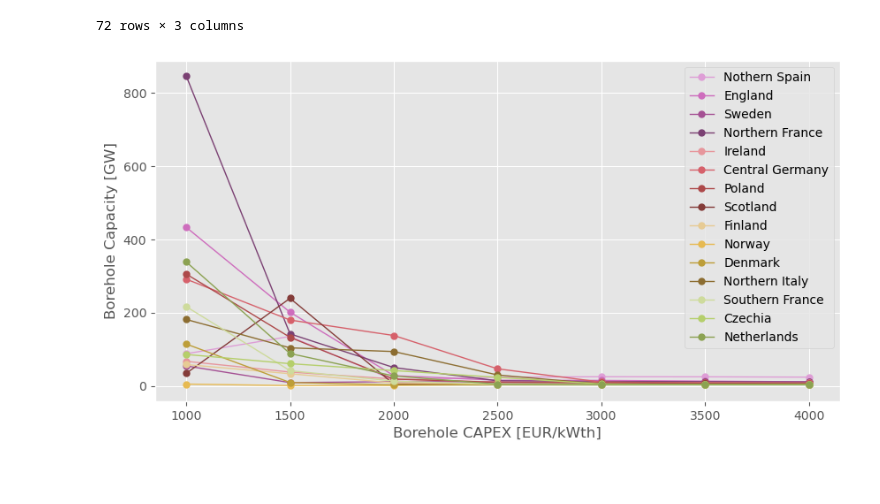
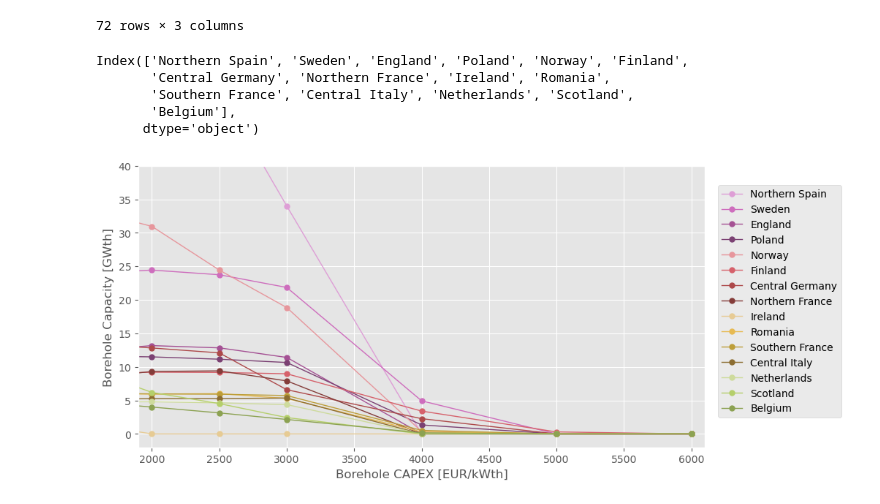
Before and after one commit to LukasFrankenQ/egs_market_integration, a Jupyter notebook: notebooks/plot_spatial_distribution.ipynb, the cells around one changed output. Saved outputs shown, nothing was run; the diff lists cells and outputs as text; code cells hidden in the pictures; blank space fills up the shorter version.

Commit message:
improved plotting

```diff
--- a/notebooks/plot_spatial_distribution.ipynb
+++ b/notebooks/plot_spatial_distribution.ipynb
@@ -118,19 +153,68 @@ grouped.columns = grouped.columns.astype(int)
 # %%
+mode = "dh"
+op = "static"
+
+plot_regions = [
+    'Northern Spain',
+    'Sweden',
+    'England',
+    'Poland',
+    'Norway',
+    'Finland',
+    'Central Germany',
+    'Northern France',
+    'Ireland',
+    'Romania',
+    'Southern France',
+    'Central Italy',
+    'Netherlands',
+    'Scotland',
+    'Belgium',
+    ]
+
+df = get_data(mode, op)
+grouped = group_df(df, mapper)
+grouped.columns = grouped.columns.astype(int)
+
 n_show = 15
 
 cmap = get_cmap("tab20b")
 colors = cmap.colors[::-1]
-plot = grouped.sort_values(by=4000, ascending=False).iloc[:n_show, :].mul(1e-3)
+
+plot = grouped.sort_values(by=6000, ascending=False).mul(1e-3)
+
+if plot_regions:
+    plot = plot.loc[plot_regions, :]
+else:
+    plot = plot.iloc[:n_show, :]
 
 fig, ax = plt.subplots(figsize=(10, 5))
 
 ax.set_prop_cycle(color=colors)
 plot.T.plot(ax=ax, marker="o", linewidth=1, markersize=5)
 
-ax.set_ylabel("Borehole Capacity [GW]")
+ax.set_ylabel("Borehole Capacity [GWth]")
 ax.set_xlabel("Borehole CAPEX [EUR/kWth]")
+# ax.set_yscale("log")
 
+ax.legend(
+    bbox_to_anchor=(1.25, 0.95),
+    fancybox=True,
+    shadow=False,
+    ncol=1,
+    )
+ax.set_xlim(1900, 6100)
+ax.set_ylim(-2, 40)
+
+print(plot.index)
+
+plt.savefig(f"capex_vs_expansion_{mode}.pdf")
 plt.show()
 # %% [output]
+Index(['Northern Spain', 'Sweden', 'England', 'Poland', 'Norway', 'Finland',
+       'Central Germany', 'Northern France', 'Ireland', 'Romania',
+       'Southern France', 'Central Italy', 'Netherlands', 'Scotland',
+       'Belgium'],
+      dtype='object')
-[figure, old version]
+[figure, new version]
 # %%
```
Also changed, not shown: parts of 15 cells of this notebook, 2 other files.
